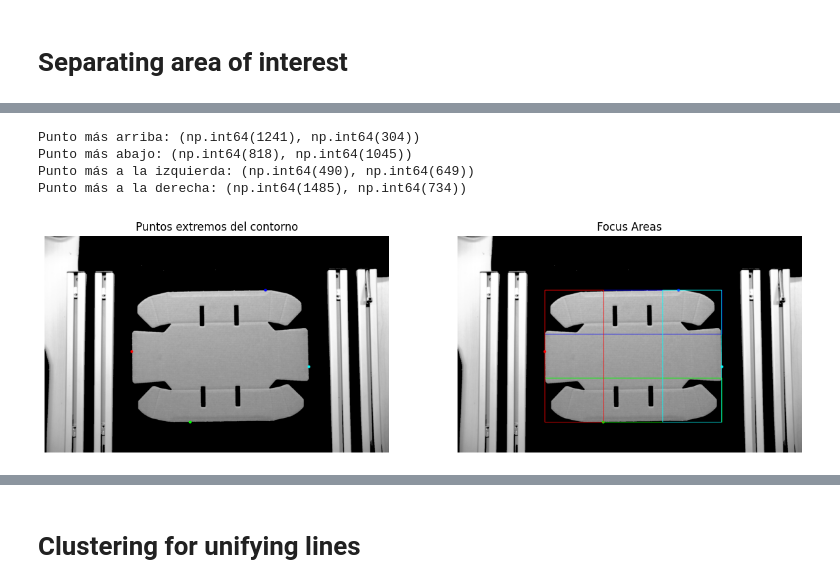
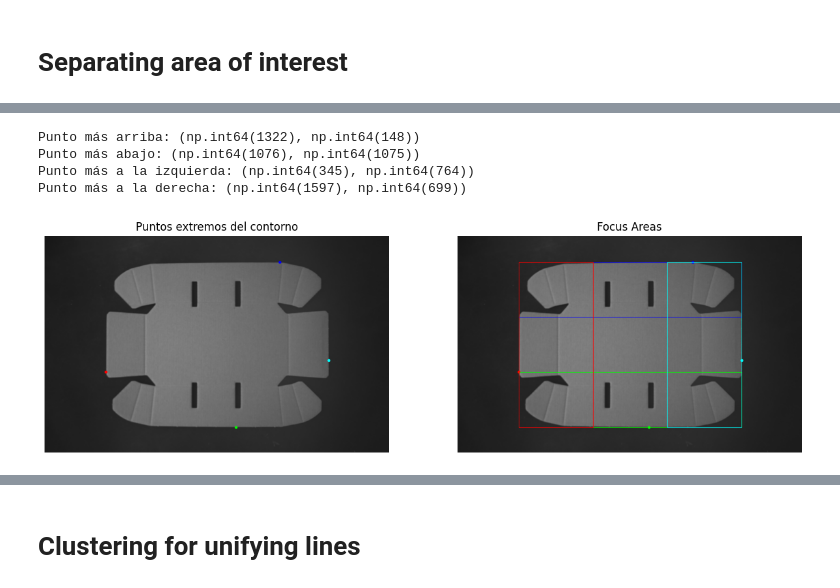
Before and after one commit to fore1806/CBFD, a Jupyter notebook: line_detection.ipynb, the cells around one changed output, grey strips where cells are left out. Drawn from its saved outputs; the diff is of its cells as text; code cells hidden in the pictures.

```diff
--- a/line_detection.ipynb
+++ b/line_detection.ipynb
@@ -12,8 +12,8 @@ baseFolder = os.getcwd()
 
 # Select the path that contains the photos
 #folder = os.path.join(baseFolder, "photos","calibration")
-folder = os.path.join(baseFolder,"photos","lines")
-image_name = "2.png"
+folder = os.path.join(baseFolder,"FINAL_PHOTOS","FOLDING_LINES")
+image_name = "1_V_L.png" # #_h_up , #_h_D , #_V_L , #_V_R
 image_path = os.path.join(folder, image_name)
 image = cv.imread(image_path, 0)
 
@@ -190,11 +190,11 @@ plt.show()
 # Region of interest
 # %%
 # Thresholding the imnage OTSU gives us the optimal threshold value
-_ , th_Bin_OTSU = cv.threshold(udst_crop_img, 0, 255, cv.THRESH_BINARY + cv.THRESH_OTSU)
+_ , th_Bin_OTSU = cv.threshold(blurred, 0, 255, cv.THRESH_BINARY + cv.THRESH_OTSU)
 
 # Let's see the results
 plt.figure(figsize=(10, 5))
-plt.imshow(th_Bin_OTSU, cmap="gray", vmin=0, vmax=255) # to complete
+plt.imshow(th_Bin_OTSU, cmap="gray", vmin=0, vmax=255)
 plt.title("BINARY OTSU")
 plt.axis("off")
 # %% [output]
@@ -204,7 +204,7 @@ plt.axis("off")
 Cardboard area detection
 # %%
 # Find the contours in the image
-contours, _ = cv.findContours(thBIN, cv.RETR_EXTERNAL, cv.CHAIN_APPROX_SIMPLE)
+contours, _ = cv.findContours(th_Bin_OTSU, cv.RETR_EXTERNAL, cv.CHAIN_APPROX_SIMPLE)
 
 # We search the biggest contour Area Based
 contour_max = max(contours, key=cv.contourArea)
@@ -220,7 +220,7 @@ w_roi = min(w + 2 * margin, thBIN.shape[1] - x_roi)
 h_roi = min(h + 2 * margin, thBIN.shape[0] - y_roi)  #With ROI coordinates we can select the desired part of the image
 
 # Draw a green rectangle using BGR
-img_with_roi = cv.cvtColor(thBIN, cv.COLOR_GRAY2BGR)
+img_with_roi = cv.cvtColor(th_Bin_OTSU, cv.COLOR_GRAY2BGR)
 cv.rectangle(img_with_roi, (x_roi, y_roi), (x_roi + w_roi, y_roi + h_roi), (0, 255, 0), 2)
 
 # We show the image with the ROI detected
@@ -264,4 +347,20 @@ plt.show()
 # %%
+# We find the contours of the image
+contours, _ = cv.findContours(canny_edges, cv.RETR_EXTERNAL, cv.CHAIN_APPROX_SIMPLE)
+
+# We only keep the contours with the maximum area
+max_contour = max(contours, key=cv.contourArea)
+
+# We calculate the convex hull of the maximum contour
+hull = cv.convexHull(max_contour)
+
+# We add the offset of the ROI to the convex hull
+hull_offset = hull + np.array([[[x_roi, y_roi]]])
+
+# We draw the convex hull in red color
+contour_img = cv.cvtColor(udst_crop_img, cv.COLOR_GRAY2BGR)
+cv.drawContours(contour_img, [hull_offset], -1, (0,0,255), 2)
+
 # Encuentra los puntos extremos
 topmost    = tuple(hull_offset[hull_offset[:,:,1].argmin()][0])
 bottommost = tuple(hull_offset[hull_offset[:,:,1].argmax()][0])
@@ -275,7 +374,7 @@ print("Punto más a la derecha:", rightmost)
 
 
 # Copiamos la imagen original para dibujar los puntos
-th_COPy_COLOR = cv.cvtColor(thTOZERO, cv.COLOR_GRAY2BGR)
+th_COPy_COLOR = cv.cvtColor(blurred, cv.COLOR_GRAY2BGR)
 
 # Opcional: dibuja los puntos en la imagen
 for pt, color in zip([topmost, bottommost, leftmost, rightmost], [(255,0,0),(0,255,0),(0,0,255),(255,255,0)]):
@@ -304,40 +403,40 @@ area_right  = (x_min + 2 * third_width, y_min, third_width, height)
 
 # --- OPCIONAL: si quisieras usar mitades en lugar de tercios, cambia esto ---
 # half_width = width // 2
 # half_height = height // 2
 # area_left = (x_min, y_min, half_width, height)
 # area_right = (x_min + half_width, y_min, half_width, height)
 
 # Paso 3: visualizar las regiones en la imagen
 output = th_COPy_COLOR.copy()
-def draw_area(thTOZERO, rect, color):
+def draw_area(blurred, rect, color):
     x, y, w, h = rect
-    cv.rectangle(thTOZERO, (x, y), (x + w, y + h), color, 2)
+    cv.rectangle(blurred, (x, y), (x + w, y + h), color, 2)
 
 # Dibujar regiones
 draw_area(output, area_top, (255, 0, 0))      # azul
 draw_area(output, area_bottom, (0, 255, 0))   # verde
 draw_area(output, area_left, (0, 0, 255))     # rojo
 draw_area(output, area_right, (255, 255, 0))  # amarillo
 
 # Mostrar resultado
 plt.figure(figsize=(15,10))
 
 plt.subplot(2,2,1)
 plt.title("Puntos extremos del contorno")
 plt.imshow(cv.cvtColor(th_COPy_COLOR, cv.COLOR_BGR2RGB))
 plt.axis("off")
 plt.subplot(2,2,2)
 plt.title("Focus Areas")
 plt.imshow(cv.cvtColor(output, cv.COLOR_BGR2RGB))
 plt.axis("off")
 plt.show()
 # %% [output]
-Punto más arriba: (np.int64(1241), np.int64(304))
-Punto más abajo: (np.int64(818), np.int64(1045))
-Punto más a la izquierda: (np.int64(490), np.int64(649))
-Punto más a la derecha: (np.int64(1485), np.int64(734))
+Punto más arriba: (np.int64(1322), np.int64(148))
+Punto más abajo: (np.int64(1076), np.int64(1075))
+Punto más a la izquierda: (np.int64(345), np.int64(764))
+Punto más a la derecha: (np.int64(1597), np.int64(699))
-[figure, old version]
+[figure, new version]
 # %%
 x, y, w, h = area_top
 roi = thTOZERO[y:y+h, x:x+w]
```
Also changed, not shown: parts of 14 cells of this notebook.
